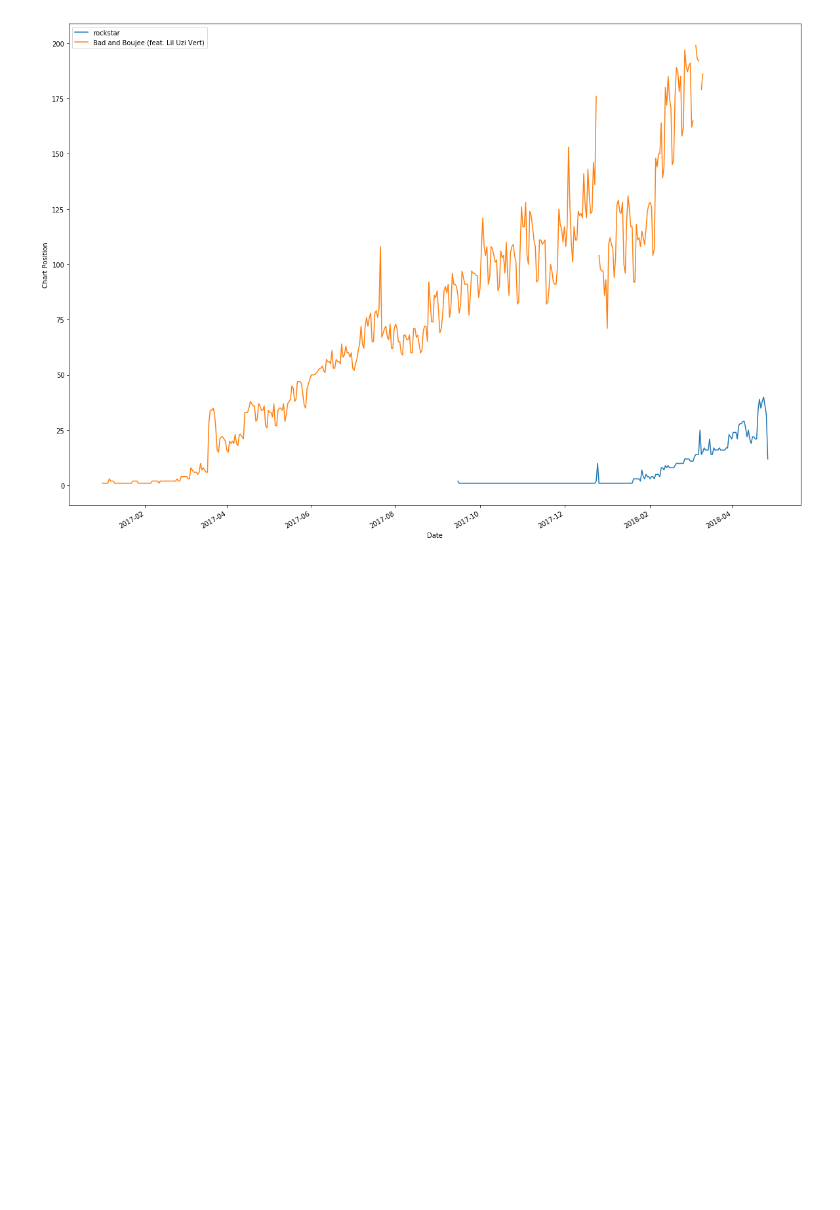
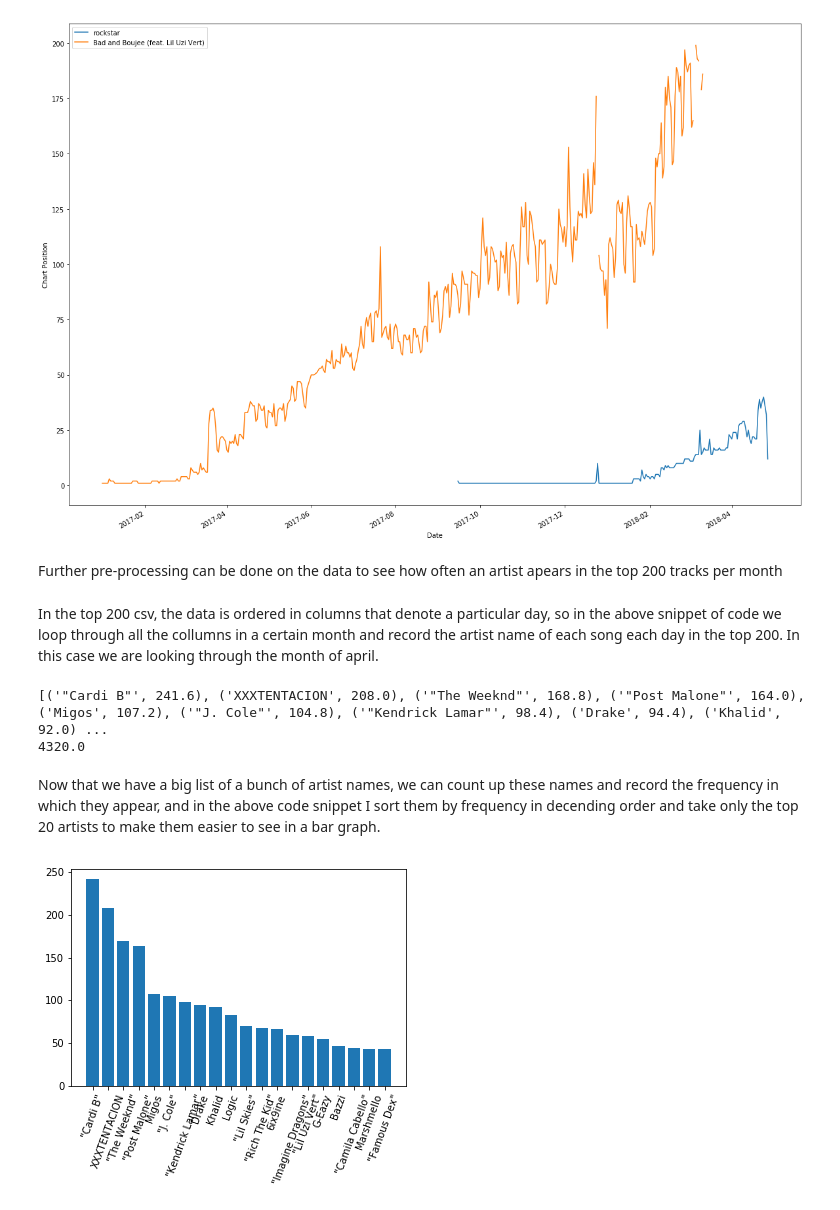
Before and after one commit to ethantanen/DataScience_FinalProject, a Jupyter notebook: Deliv_1/Deliverable One.ipynb, the cells around one changed output. Saved outputs shown, nothing was run; the diff lists cells and outputs as text; code cells hidden in the pictures; blank space fills up the shorter version.

```diff
--- a/Deliv_1/Deliverable One.ipynb
+++ b/Deliv_1/Deliverable One.ipynb
@@ -81,3 +81,5 @@ plot.set_ylabel("Chart Position")
 # %% [output]
 Text(0,0.5,'Chart Position')
 [figure]
+# %% [markdown]
+Further pre-processing can be done on the data to see how often an artist apears in the top 200 tracks per month
@@ -83,0 +119,32 @@ Text(0,0.5,'Chart Position')
+# %% [markdown]
+In the top 200 csv, the data is ordered in columns that denote a particular day, so in the above snippet of code we loop through all the collumns in a certain month and record the artist name of each song each day in the top 200. In this case we are looking through the month of april.
+# %%
+#counts up the number of times an artist apears in the previous list
+from collections import defaultdict
+total_check = 0
+ranked_2018_april = defaultdict(int)
+
+for artist in number1_april_2018:
+    ranked_2018_april[artist] += 1
+    total_check += 1
+
+for artist in ranked_2018_april:
+    ranked_2018_april[artist] = ranked_2018_april[artist] / 5
+
+#sorting the results so they will display largest number of appearences first
+sorted_artists = sorted(ranked_2018_april.items(), key=operator.itemgetter(1), reverse=True)
+top_20_ranked_april = (sorted_artists[:20])#looking at only top 20 so the graph looks nice
+print(top_20_ranked_april)
+print(total_check/5)
+# %% [output]
+[('"Cardi B"', 241.6), ('XXXTENTACION', 208.0), ('"The Weeknd"', 168.8), ('"Post Malone"', 164.0), ('Migos', 107.2), ('"J. Cole"', 104.8), ('"Kendrick Lamar"', 98.4), ('Drake', 94.4), ('Khalid', 92.0) ...
+4320.0
+# %% [markdown]
+Now that we have a big list of a bunch of artist names, we can count up these names and record the frequency in which they appear, and in the above code snippet I sort them by frequency in decending order and take only the top 20 artists to make them easier to see in a bar graph.
+# %%
+plt.bar(range(len(top_20_ranked_april)), [val[1] for val in top_20_ranked_april], align='center')
+plt.xticks(range(len(top_20_ranked_april)), [val[0] for val in top_20_ranked_april])
+plt.xticks(rotation=70)
+plt.show()
+# %% [output]
+[figure, added]
```
Also changed, not shown: parts of 1 cell of this notebook.
